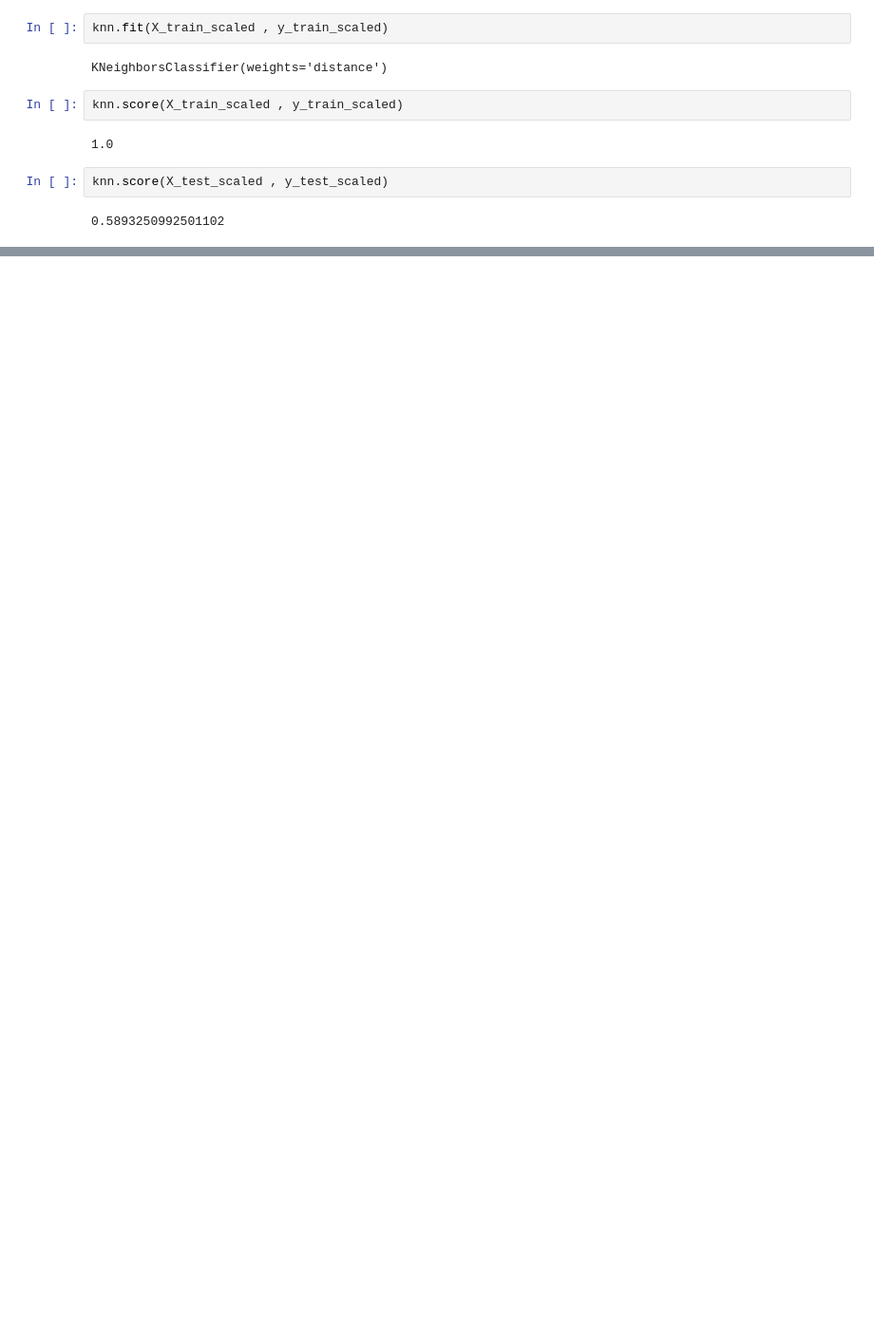
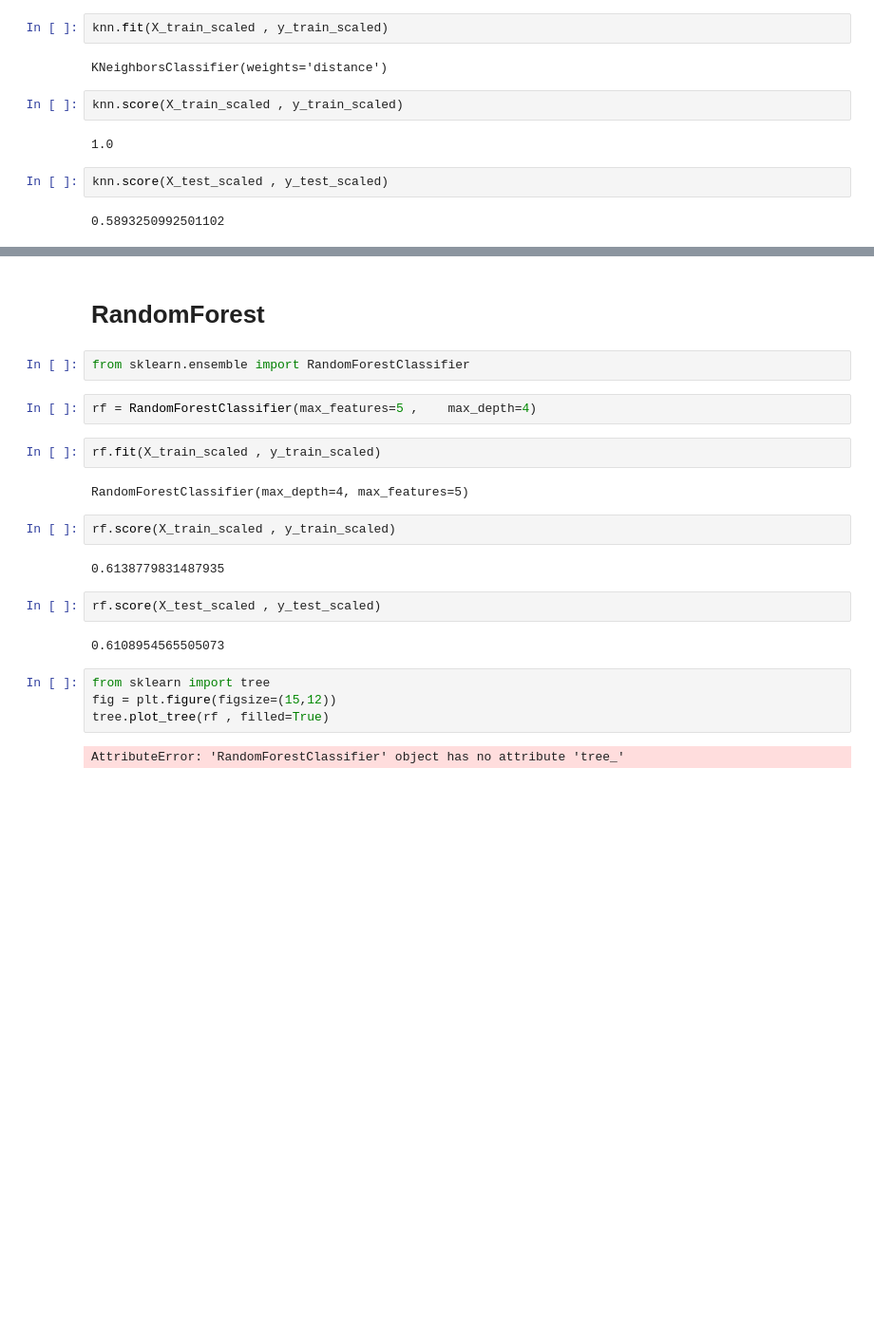
Before and after one commit to woodpecker2100/machine-learning-project, a Jupyter notebook: ML_analysis.ipynb, the cells around one changed output, grey strips where cells are left out. Shown: that part at 95% size. Saved outputs shown, nothing was run; the diff lists cells and outputs as text; blank space fills up the shorter version.

```diff
--- a/ML_analysis.ipynb
+++ b/ML_analysis.ipynb
@@ -201,0 +228,25 @@ data = pd.DataFrame(Y_pred)
+# %% [markdown]
+# RandomForest
+# %%
+from sklearn.ensemble import RandomForestClassifier
+# %%
+rf = RandomForestClassifier(max_features=5 ,    max_depth=4)
+# %%
+rf.fit(X_train_scaled , y_train_scaled)
+# %% [output]
+RandomForestClassifier(max_depth=4, max_features=5)
+# %%
+rf.score(X_train_scaled , y_train_scaled)
+# %% [output]
+0.6138779831487935
+# %%
+rf.score(X_test_scaled , y_test_scaled)
+# %% [output]
+0.6108954565505073
+# %%
+from sklearn import tree
+fig = plt.figure(figsize=(15,12))
+tree.plot_tree(rf , filled=True)
+# %% [output]
+AttributeError: 'RandomForestClassifier' object has no attribute 'tree_'
+[figure, added]
```
Also changed, not shown: parts of 3 cells of this notebook.
